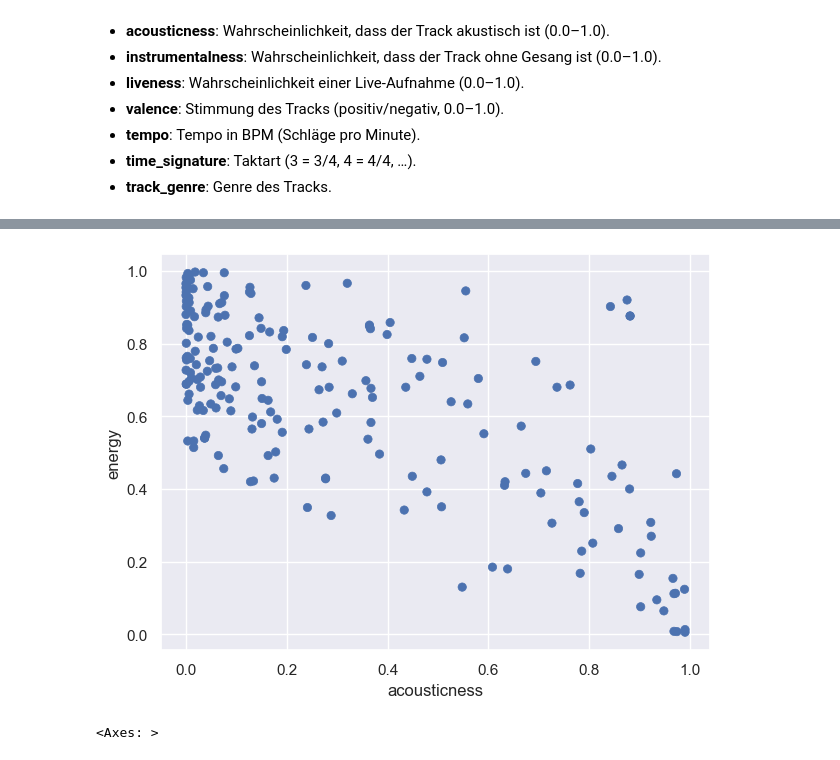
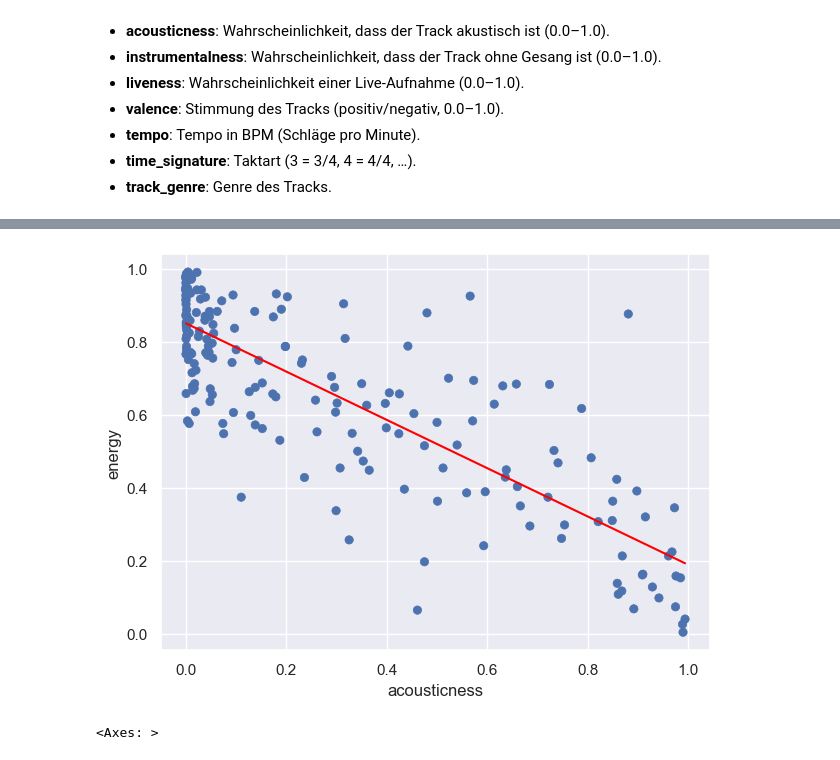
Before and after one commit to blqnk3d/DSAI_Project, a Jupyter notebook: main.ipynb, the cells around one changed output, grey strips where cells are left out. Saved outputs shown, nothing was run; the diff lists cells and outputs as text; code cells hidden in the pictures.

```diff
--- a/main.ipynb
+++ b/main.ipynb
@@ -36,16 +36,16 @@ dataFrm.sample(3)
 3 rows × 21 columns
 # %%
-# Scatterplot mit Seaborn Objects erstellen
-so.Plot(dataFrm.sample(200), x="acousticness", y="energy").add(so.Dot()).label(
+
+so.Plot(dataFrm.sample(200), x="acousticness", y="energy").add(
+    so.Dot()  # Linie für die Regressionsanpassung
+).add(so.Line(color='red'), so.PolyFit(order=1)).label(
     xlabel="X-Werte",
     ylabel="Y-Werte"
 ).scale(
     color_continuous="#1f77b4"  # Optionale Anpassung der Farbe
 ).show()
-
-# Zeigt das die songs mit den meisten Energy auch am warscheinlichsten keine Austischen Teile dabei
 # %% [output]
-[figure, old version]
+[figure, new version]
 # %%
 sns.heatmap(dataFrm.corr(numeric_only=True))
 # %% [output]
```
Also changed, not shown: parts of 2 cells of this notebook.
